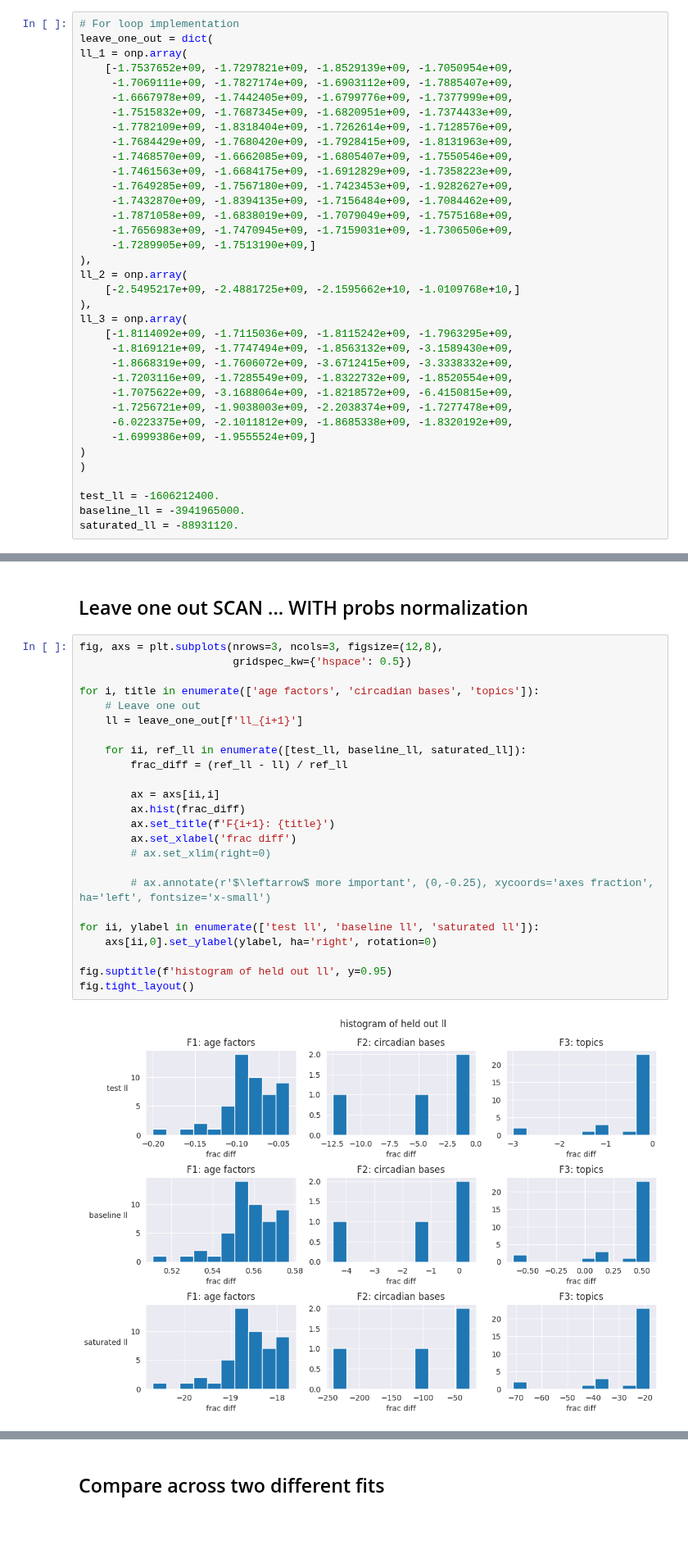
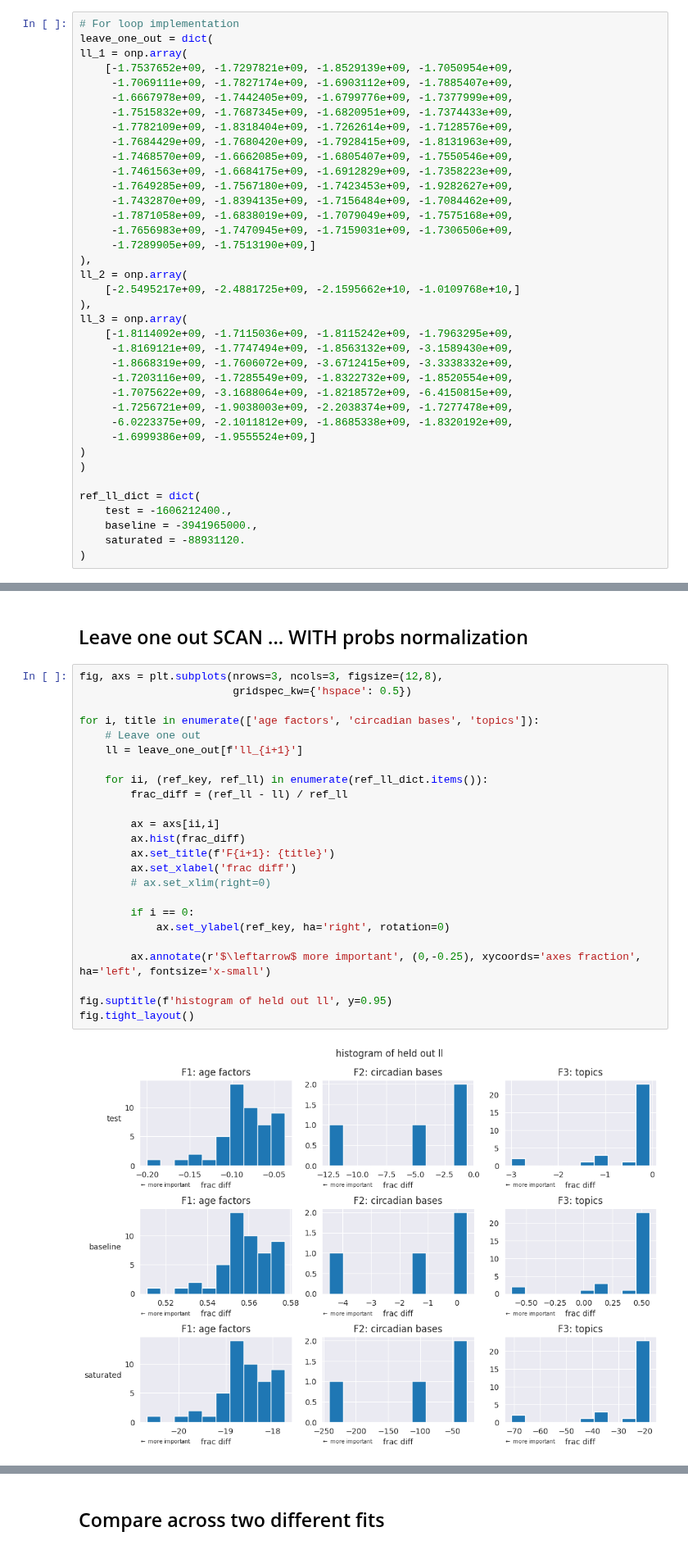
Before and after one commit to lindermanlab/dirichlet-tucker, a Jupyter notebook: analysis/kf-2023-11-07-loo-factor.ipynb, the cells around one changed output, grey strips where cells are left out. Shown at 82% size. Drawn from its saved outputs; the diff is of its cells as text; blank space fills up the shorter version.

```diff
--- a/analysis/kf-2023-11-07-loo-factor.ipynb
+++ b/analysis/kf-2023-11-07-loo-factor.ipynb
@@ -109,9 +106,11 @@ ll_3 = onp.array(
 )
 )
 
-test_ll = -1606212400.
-baseline_ll = -3941965000.
-saturated_ll = -88931120.
+ref_ll_dict = dict(
+    test = -1606212400.,
+    baseline = -3941965000.,
+    saturated = -88931120.
+)
 # %% [markdown]
 Now, given the held-out log likelihoods, we sort the factors from lowest to highest log likelihood.
 The lower the "leave-one-out" log likelihood, the more that that factor contributed to the goodness-of-fit.
@@ -133,27 +132,27 @@ using a single factor vs. leaving one factor out. Where might this discrepancy c
 # %%
 fig, axs = plt.subplots(nrows=3, ncols=3, figsize=(12,8),
                         gridspec_kw={'hspace': 0.5})
 
 for i, title in enumerate(['age factors', 'circadian bases', 'topics']):
     # Leave one out
     ll = leave_one_out[f'll_{i+1}']
 
-    for ii, ref_ll in enumerate([test_ll, baseline_ll, saturated_ll]):
+    for ii, (ref_key, ref_ll) in enumerate(ref_ll_dict.items()):
         frac_diff = (ref_ll - ll) / ref_ll
 
         ax = axs[ii,i]
         ax.hist(frac_diff)
         ax.set_title(f'F{i+1}: {title}')
         ax.set_xlabel('frac diff')
         # ax.set_xlim(right=0)
 
-        # ax.annotate(r'$\leftarrow$ more important', (0,-0.25), xycoords='axes fraction', ha='left', fontsize='x-small')
+        if i == 0:
+            ax.set_ylabel(ref_key, ha='right', rotation=0)
 
-for ii, ylabel in enumerate(['test ll', 'baseline ll', 'saturated ll']):
-    axs[ii,0].set_ylabel(ylabel, ha='right', rotation=0)
+        ax.annotate(r'$\leftarrow$ more important', (0,-0.25), xycoords='axes fraction', ha='left', fontsize='x-small')
 
 fig.suptitle(f'histogram of held out ll', y=0.95)
 fig.tight_layout()
 # %% [output]
-[figure, old version]
+[figure, new version]
 # %%
```
Also changed, not shown: parts of 5 cells of this notebook.
